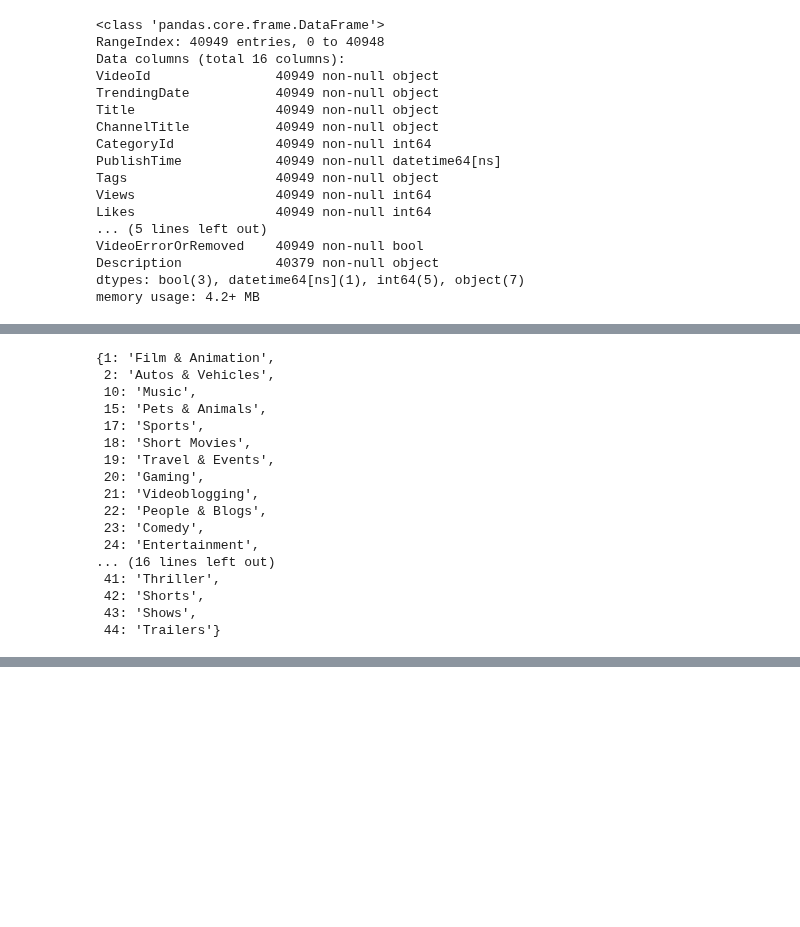
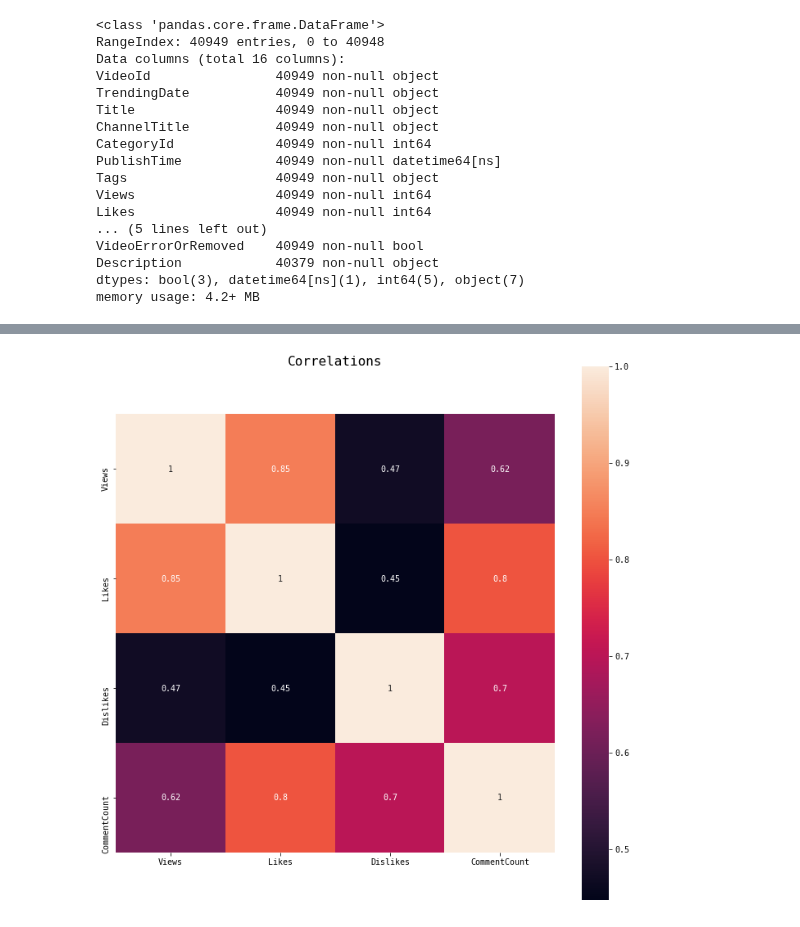
Before and after one commit to qu4ku/datasets-analysis, a Jupyter notebook: 012-youtube-trending-videos.ipynb, the cells around one changed output, grey strips where cells are left out. Saved outputs shown, nothing was run; the diff lists cells and outputs as text; code cells hidden in the pictures; blank space fills up the shorter version.

```diff
--- a/012-youtube-trending-videos.ipynb
+++ b/012-youtube-trending-videos.ipynb
@@ -230,29 +230,16 @@ for line in categories.split('\n')[1:-1]:
     desc = desc.strip()
     categories_dict[num] = desc
 
-df.Category = df.CategoryId.apply(lambda x: categories_dict.get(x, x))
+df['Category'] = df.CategoryId.apply(lambda x: categories_dict.get(x, x))
-# %% [output]
-{1: 'Film & Animation',
- 2: 'Autos & Vehicles',
- 10: 'Music',
- 15: 'Pets & Animals',
- 17: 'Sports',
- 18: 'Short Movies',
- 19: 'Travel & Events',
- 20: 'Gaming',
- 21: 'Videoblogging',
- 22: 'People & Blogs',
- 23: 'Comedy',
- 24: 'Entertainment',
-... (16 lines left out)
- 41: 'Thriller',
- 42: 'Shorts',
- 43: 'Shows',
- 44: 'Trailers'}
 # %%
 # Date format '17.14.11' yy.mm.dd
 
 df.TrendingDate = df.TrendingDate.apply(lambda x: pd.to_datetime('20' + x, format='%Y.%d.%m') )
+# %%
+# New features:
+df['PercentageLikes'] = df.Likes / df.Views * 100
+
+df_wo_duplicates = df.sort_values(by=['Views']).drop_duplicates(subset=['Title'])
 # %%
 df.head()
 # %% [output]
@@ -262,3 +249,10 @@ df.head()
 | 2 | 5qpjK5DgCt4 | 2017-11-14 | Racist Superman | Rudy Mancuso, K... | Rudy Mancuso | 23 | 2017-11-12 19:05:24 | racist superman|"rudy"|"mancuso"|... | 3191434 | 146033 | ... |
 | 3 | puqaWrEC7tY | 2017-11-14 | Nickelback Lyrics: Real or Fake? | Good Mythical Morning | 24 | 2017-11-13 11:00:04 | rhett and link|"gmm"|"good mythic... | 343168 | 10172 | ... |
 | 4 | d380meD0W0M | 2017-11-14 | I Dare You: GOING BALD!? | nigahiga | 24 | 2017-11-12 18:01:41 | ryan|"higa"|"higatv"|"nigahiga"|"... | 2095731 | 132235 | ... |
+# %%
+cols = ['Views', 'Likes', 'Dislikes', 'CommentCount']
+plt.figure(figsize=(12, 12))
+sns.heatmap(df[cols].corr(), square=True, annot=True)
+plt.title('Correlations', y=1.1);
+# %% [output]
+[figure, added]
```
Also changed, not shown: parts of 13 cells of this notebook.
